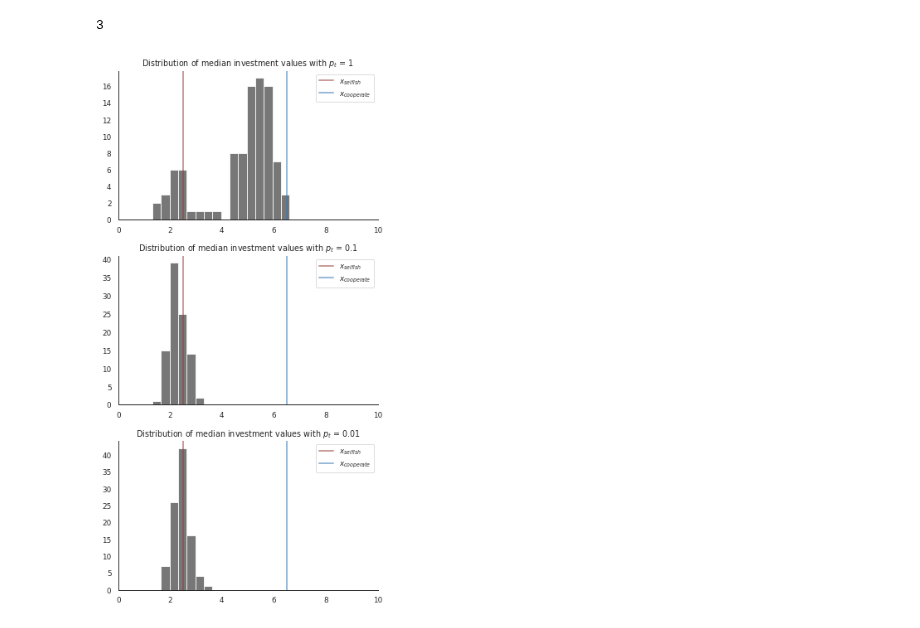
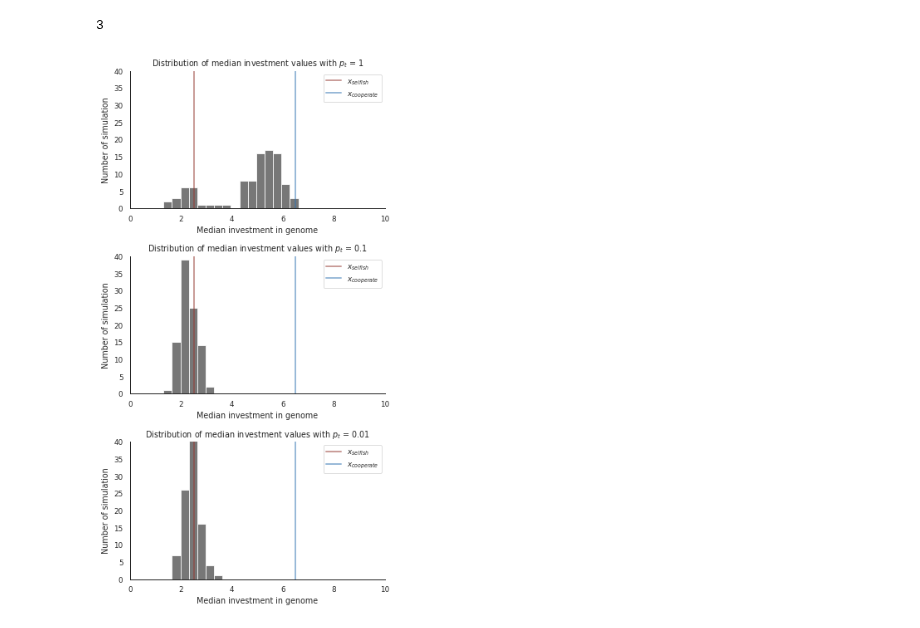
Before and after one commit to PaulEcoffet/roborobo3, a Jupyter notebook: roborobo3/notebooks/plos/plos_delay.ipynb, the cells around one changed output. Cells and saved outputs as stored; diff of their text form; code cells hidden in the pictures.

```diff
--- a/roborobo3/notebooks/plos/plos_delay.ipynb
+++ b/roborobo3/notebooks/plos/plos_delay.ipynb
@@ -81,33 +81,36 @@ print(len(megaresults))
 plosrcparams = {'backend': 'pdf',
                 'axes.labelsize': 9,
                 'xtick.labelsize': 9,
                 'ytick.labelsize': 9,
                 'legend.fontsize': 9,
                 'lines.markersize': 3,
                 'font.size': 9,
                 'font.family': u'sans-serif',
                 'font.sans-serif': ['Arial'],
                 'text.usetex': False}
 
 import matplotlib as mpl
 
 mpl.rcParams.update(plosrcparams)
 sns.set_context('paper')
 sns.set_style('white')
 
 fig, axs = plt.subplots(len(megaresults), 1, figsize=(5.1, 5.1/1.62 * 3))
 
 labels = {'tp1': '1', 'tp0.1': '0.1', 'tp0.01': '0.01'}
 for i, (name, megaresult) in enumerate(megaresults.items()):
     sns.distplot(megaresult, bins=np.arange(0, 10, 0.33), ax=axs[i], kde=False, color="#777777", hist_kws={'alpha': 1})
     axs[i].set_xlim(0, 10)
     axs[i].set_title(f"Distribution of median investment values with $p_{{t}}$ = {labels.get(os.path.basename(name), os.path.basename(name))}")
     axs[i].axvline(2.5, label="$x_{selfish}$", c="#963d35", linewidth=2, alpha=0.5)
     axs[i].axvline(6.5, label="$x_{cooperate}$", c="#3375b2", linewidth=2, alpha=0.5)
     axs[i].legend()
+    axs[i].set_xlabel('Median investment in genome')
+    axs[i].set_ylabel('Number of simulation')
+    axs[i].set_ylim(0, 40)
     sns.despine()
 fig.tight_layout()
-plt.savefig('Results/tpdelay.pdf')
-plt.show()
+fig.savefig('Results/tpdelay.pdf')
+plt.show(fig)
 # %% [output]
-[figure, old version]
+[figure, new version]
```
Also changed, not shown: 11 other files.
